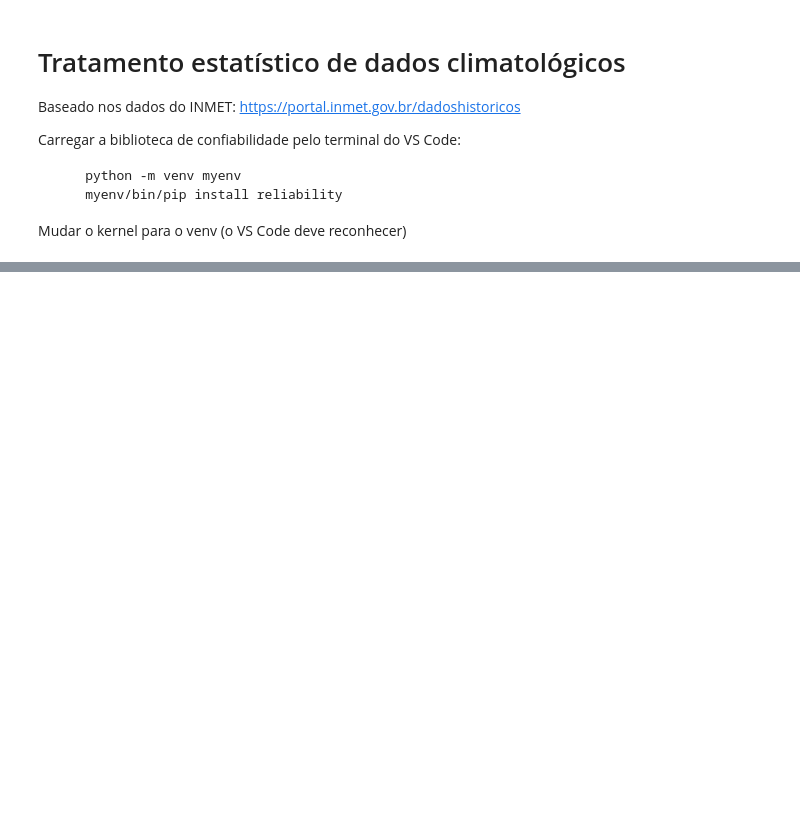
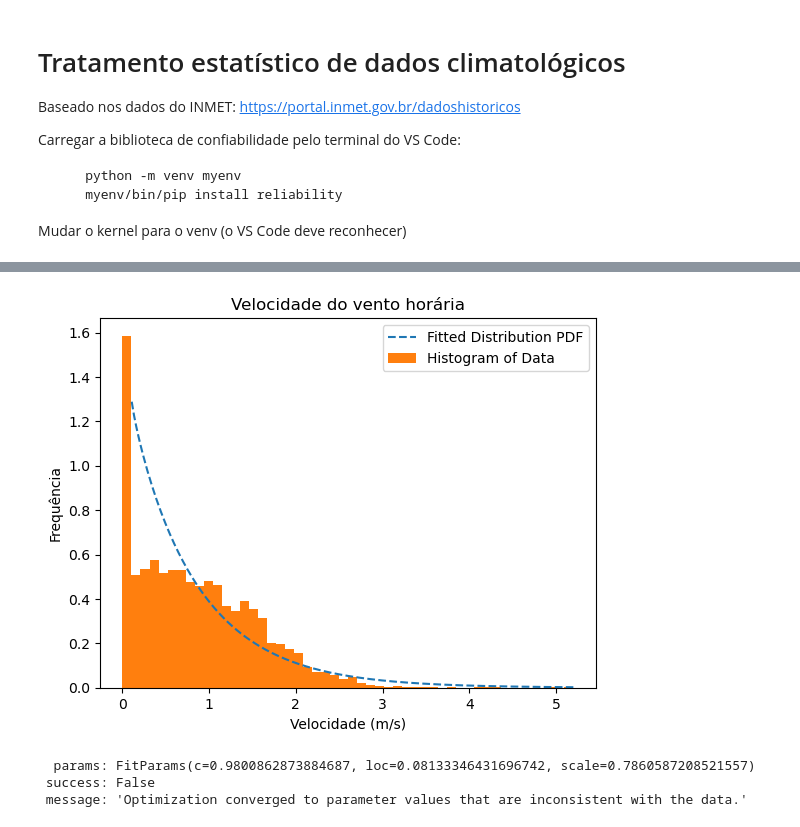
Before and after one commit to carloskleber/nbr5422, a Jupyter notebook: python/tratamentoEstatistico.ipynb, the cells around one changed output, grey strips where cells are left out. Drawn from its saved outputs; the diff is of its cells as text; code cells hidden in the pictures; blank space fills up the shorter version.

```diff
--- a/python/tratamentoEstatistico.ipynb
+++ b/python/tratamentoEstatistico.ipynb
@@ -64,3 +75,20 @@ Text(0.5, 1.0, 'Velocidade do vento horária')
+# %%
+# TODO: tratar os dados zerados
+dfVento = df.iloc[:,18]
+dist = stats.weibull_min
+res = stats.fit(dist, dfVento[np.isfinite(dfVento)], [(0, 1), (0, 5), (0.1, 5)])
+fig, ax = plt.subplots(1,1)
+res.plot(ax)
+plt.xlabel('Velocidade (m/s)')
+plt.ylabel('Frequência')
+plt.title('Velocidade do vento horária')
+plt.show()
+res
+# %% [output]
+[figure, added]
+  params: FitParams(c=0.9800862873884687, loc=0.08133346431696742, scale=0.7860587208521557)
+ success: False
+ message: 'Optimization converged to parameter values that are inconsistent with the data.'
 # %%
 dfRaj = df.iloc[:,17]
 dist = stats.gumbel_r
```
Also changed, not shown: parts of 16 cells of this notebook.
